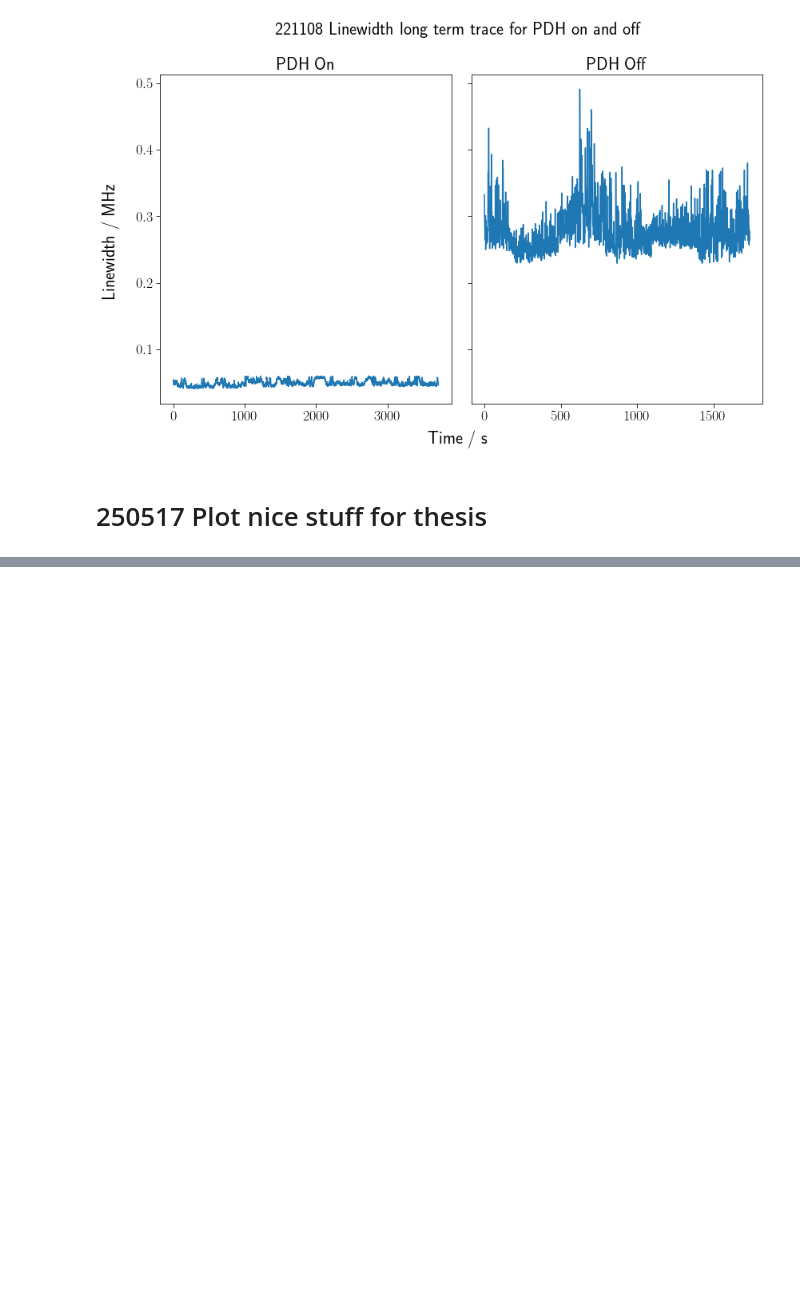
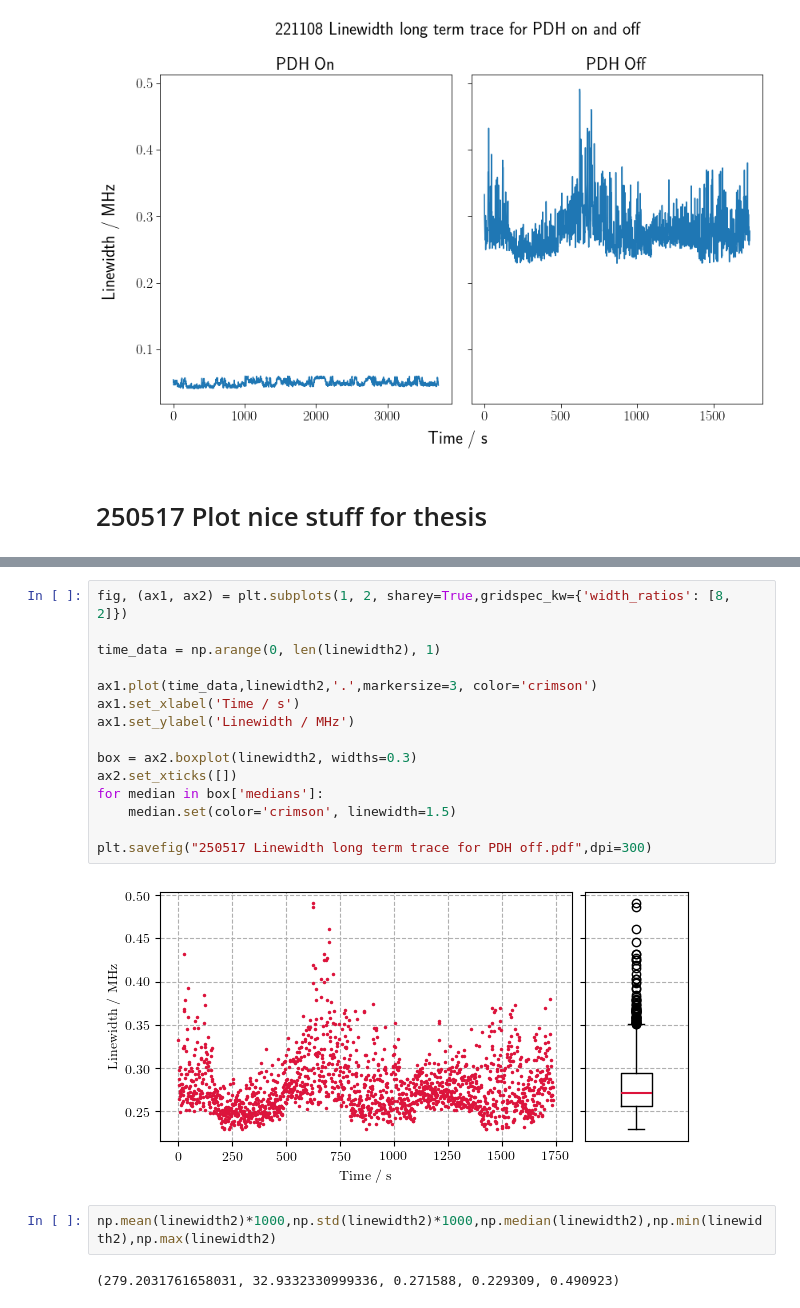
Before and after one commit to hsuchungchuan/Projects, a Jupyter notebook: 221108 PDH Linewidth Plots/221108 BoxPlotEagleEye.ipynb, the cells around one changed output, grey strips where cells are left out. Saved outputs shown, nothing was run; the diff lists cells and outputs as text; blank space fills up the shorter version.

Commit message:
boxplot lienwidth

```diff
--- a/221108 PDH Linewidth Plots/221108 BoxPlotEagleEye.ipynb
+++ b/221108 PDH Linewidth Plots/221108 BoxPlotEagleEye.ipynb
@@ -203,0 +262,21 @@ plt.savefig('221108 Linewidth long term trace for PDH on and off.pdf',bbox_inche
+# %%
+fig, (ax1, ax2) = plt.subplots(1, 2, sharey=True,gridspec_kw={'width_ratios': [8, 2]})
+
+time_data = np.arange(0, len(linewidth2), 1)
+
+ax1.plot(time_data,linewidth2,'.',markersize=3, color='crimson')
+ax1.set_xlabel('Time / s')
+ax1.set_ylabel('Linewidth / MHz')
+
+box = ax2.boxplot(linewidth2, widths=0.3)
+ax2.set_xticks([])
+for median in box['medians']:
+    median.set(color='crimson', linewidth=1.5)
+
+plt.savefig("250517 Linewidth long term trace for PDH off.pdf",dpi=300)
+# %% [output]
+[figure, added]
+# %%
+np.mean(linewidth2)*1000,np.std(linewidth2)*1000,np.median(linewidth2),np.min(linewidth2),np.max(linewidth2)
+# %% [output]
+(279.2031761658031, 32.9332330999336, 0.271588, 0.229309, 0.490923)
```
Also changed, not shown: parts of 1 cell of this notebook.
